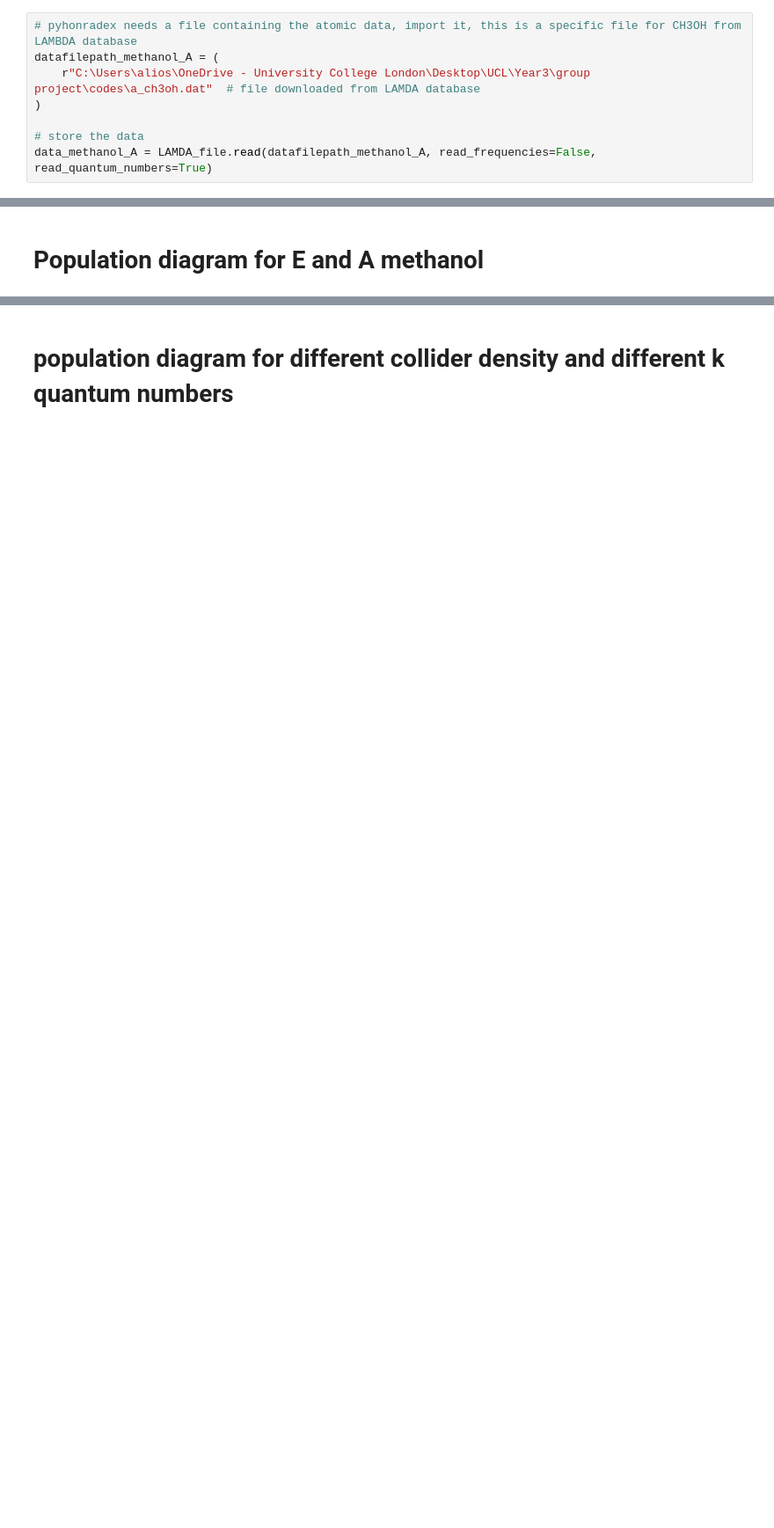
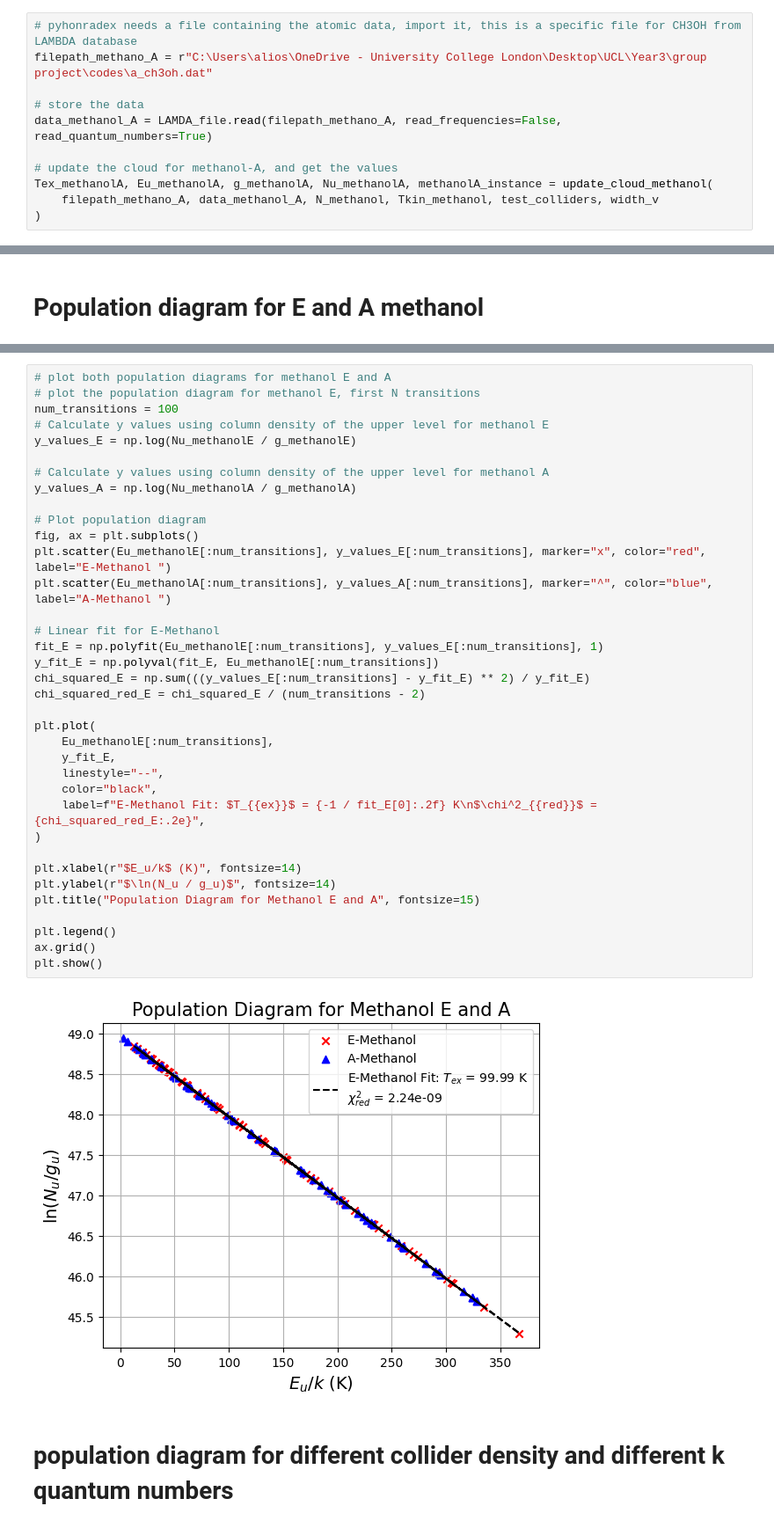
Before and after one commit to aleksej-rodano/phas0052_project, a Jupyter notebook: pythonradex_clean.ipynb, the cells around one changed output, grey strips where cells are left out. Shown at 88% size. Cells and saved outputs as stored; diff of their text form; blank space fills up the shorter version.

```diff
--- a/pythonradex_clean.ipynb
+++ b/pythonradex_clean.ipynb
@@ -1790,9 +1773,12 @@ N
 # A-methanol
 # %%
 # pyhonradex needs a file containing the atomic data, import it, this is a specific file for CH3OH from LAMBDA database
-datafilepath_methanol_A = (
-    r"C:\Users\alios\OneDrive - University College London\Desktop\UCL\Year3\group project\codes\a_ch3oh.dat"  # file downloaded from LAMDA database
-)
+filepath_methano_A = r"C:\Users\alios\OneDrive - University College London\Desktop\UCL\Year3\group project\codes\a_ch3oh.dat"
 
 # store the data
-data_methanol_A = LAMDA_file.read(datafilepath_methanol_A, read_frequencies=False, read_quantum_numbers=True)
+data_methanol_A = LAMDA_file.read(filepath_methano_A, read_frequencies=False, read_quantum_numbers=True)
+
+# update the cloud for methanol-A, and get the values
+Tex_methanolA, Eu_methanolA, g_methanolA, Nu_methanolA, methanolA_instance = update_cloud_methanol(
+    filepath_methano_A, data_methanol_A, N_methanol, Tkin_methanol, test_colliders, width_v
+)
@@ -1845,3 +1787,41 @@ plot_population_diagram(
+# %%
+# plot both population diagrams for methanol E and A
+# plot the population diagram for methanol E, first N transitions
+num_transitions = 100
+# Calculate y values using column density of the upper level for methanol E
+y_values_E = np.log(Nu_methanolE / g_methanolE)
+
+# Calculate y values using column density of the upper level for methanol A
+y_values_A = np.log(Nu_methanolA / g_methanolA)
+
+# Plot population diagram
+fig, ax = plt.subplots()
+plt.scatter(Eu_methanolE[:num_transitions], y_values_E[:num_transitions], marker="x", color="red", label="E-Methanol ")
+plt.scatter(Eu_methanolA[:num_transitions], y_values_A[:num_transitions], marker="^", color="blue", label="A-Methanol ")
+
+# Linear fit for E-Methanol
+fit_E = np.polyfit(Eu_methanolE[:num_transitions], y_values_E[:num_transitions], 1)
+y_fit_E = np.polyval(fit_E, Eu_methanolE[:num_transitions])
+chi_squared_E = np.sum(((y_values_E[:num_transitions] - y_fit_E) ** 2) / y_fit_E)
+chi_squared_red_E = chi_squared_E / (num_transitions - 2)
+
+plt.plot(
+    Eu_methanolE[:num_transitions],
+    y_fit_E,
+    linestyle="--",
+    color="black",
+    label=f"E-Methanol Fit: $T_{{ex}}$ = {-1 / fit_E[0]:.2f} K\n$\chi^2_{{red}}$ = {chi_squared_red_E:.2e}",
+)
+
+plt.xlabel(r"$E_u/k$ (K)", fontsize=14)
+plt.ylabel(r"$\ln(N_u / g_u)$", fontsize=14)
+plt.title("Population Diagram for Methanol E and A", fontsize=15)
+
+plt.legend()
+ax.grid()
+plt.show()
+# %% [output]
+[figure, added]
 # %% [markdown]
 # population diagram for different collider density and different k quantum numbers
 # %%
```
Also changed, not shown: parts of 21 cells of this notebook.
